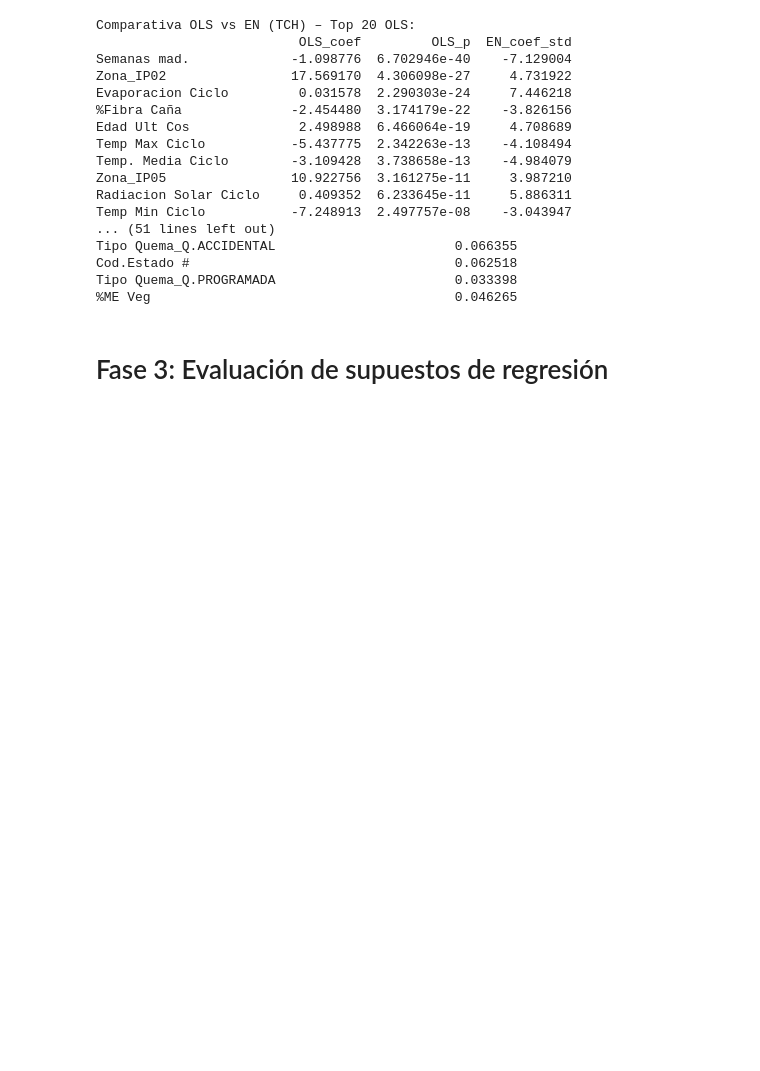
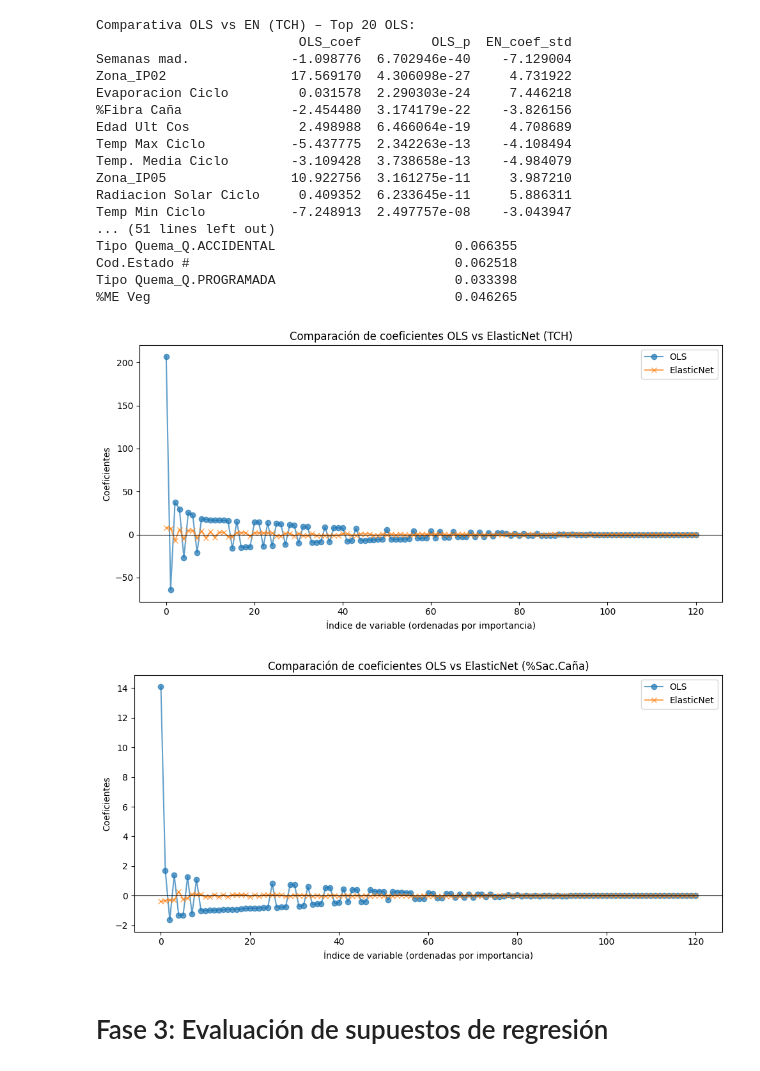
Before and after one commit to Aguado4/Taller-azucarera, a Jupyter notebook: modelo_regresion.ipynb, the cells around one changed output. Saved outputs shown, nothing was run; the diff lists cells and outputs as text; code cells hidden in the pictures; blank space fills up the shorter version.

```diff
--- a/modelo_regresion.ipynb
+++ b/modelo_regresion.ipynb
@@ -327,6 +327,44 @@ Tipo Quema_Q.ACCIDENTAL                       0.066355
 Cod.Estado #                                  0.062518
 Tipo Quema_Q.PROGRAMADA                       0.033398
 %ME Veg                                       0.046265
+# %%
+# =====================================================
+# 7) Gráfico comparativo OLS vs ElasticNet (forma general)
+# =====================================================
+
+def plot_coef_comparison(ols_coefs, en_coefs, title):
+    # Asegurar misma longitud y mismo orden
+    min_len = min(len(ols_coefs), len(en_coefs))
+    ols_vals = ols_coefs.values[:min_len]
+    en_vals = en_coefs.values[:min_len]
+
+    plt.figure(figsize=(10, 5))
+    plt.plot(range(min_len), ols_vals, label="OLS", marker="o", alpha=0.7)
+    plt.plot(range(min_len), en_vals, label="ElasticNet", marker="x", alpha=0.7)
+    plt.axhline(0, color="black", linewidth=0.8)
+    plt.title(title)
+    plt.xlabel("Índice de variable (ordenadas por importancia)")
+    plt.ylabel("Coeficientes")
+    plt.legend()
+    plt.tight_layout()
+    plt.show()
+
+# Comparativa TCH
+plot_coef_comparison(
+    ols_tch_tbl.set_index("variable")["coef"].sort_values(key=np.abs, ascending=False),
+    enet_tch_coefs,
+    "Comparación de coeficientes OLS vs ElasticNet (TCH)"
+)
+
+# Comparativa %Sac.Caña
+plot_coef_comparison(
+    ols_sac_tbl.set_index("variable")["coef"].sort_values(key=np.abs, ascending=False),
+    enet_sac_coefs,
+    "Comparación de coeficientes OLS vs ElasticNet (%Sac.Caña)"
+)
+# %% [output]
+[figure, added]
+[figure, added]
 # %% [markdown]
 # Fase 3: Evaluación de supuestos de regresión
 # %% [markdown]
```
Also changed, not shown: parts of 1 cell of this notebook, 1 other file.
